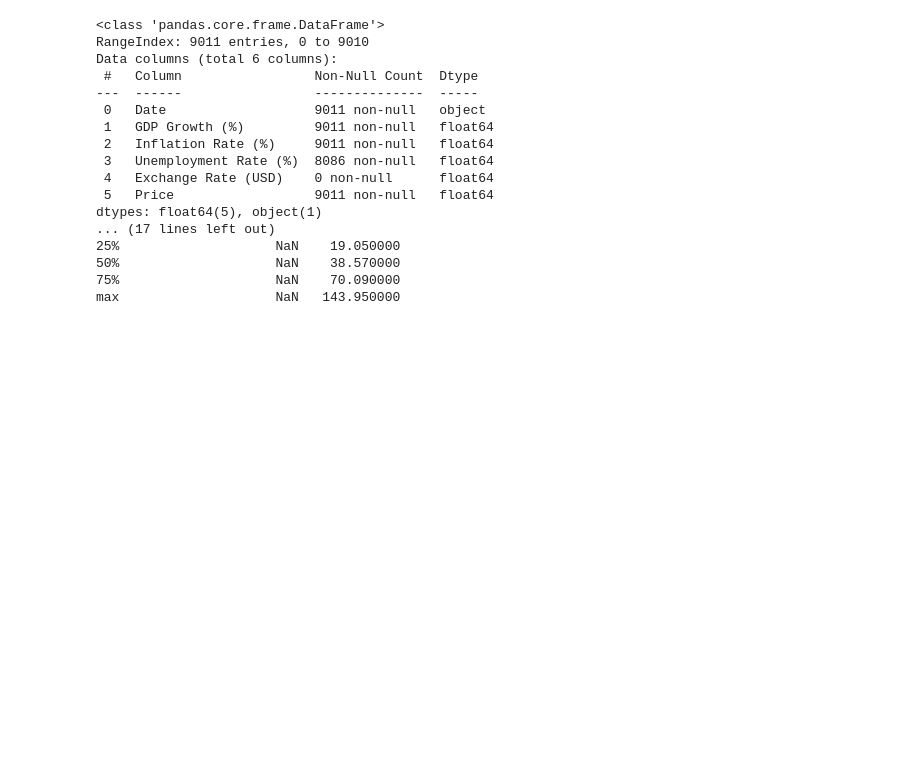
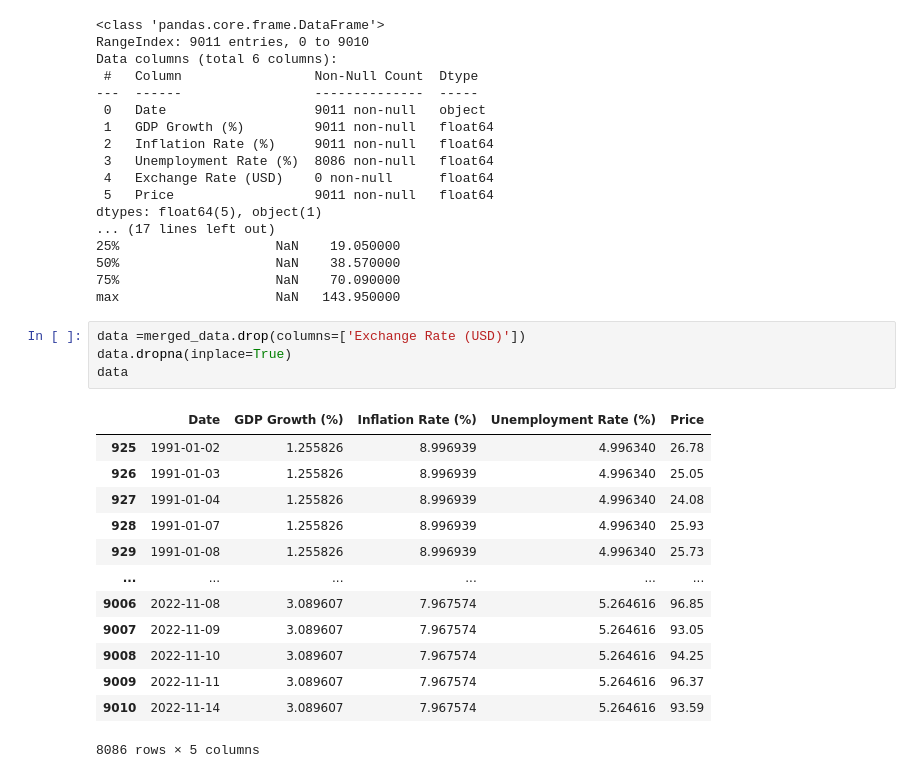
Before and after one commit to brook1167/Birhan-Energies, a Jupyter notebook: notebooks/task2.ipynb, the cells around one changed output. Drawn from its saved outputs; the diff is of its cells as text; blank space fills up the shorter version.

```diff
--- a/notebooks/task2.ipynb
+++ b/notebooks/task2.ipynb
@@ -118,3 +118,21 @@ dtypes: float64(5), object(1)
 50%                    NaN    38.570000
 75%                    NaN    70.090000
 max                    NaN   143.950000
+# %%
+data =merged_data.drop(columns=['Exchange Rate (USD)'])
+data.dropna(inplace=True)
+data
+# %% [output]
+|  | Date | GDP Growth (%) | Inflation Rate (%) | Unemployment Rate (%) | Price |
+| 925 | 1991-01-02 | 1.255826 | 8.996939 | 4.996340 | 26.78 |
+| 926 | 1991-01-03 | 1.255826 | 8.996939 | 4.996340 | 25.05 |
+| 927 | 1991-01-04 | 1.255826 | 8.996939 | 4.996340 | 24.08 |
+| 928 | 1991-01-07 | 1.255826 | 8.996939 | 4.996340 | 25.93 |
+| 929 | 1991-01-08 | 1.255826 | 8.996939 | 4.996340 | 25.73 |
+| ... | ... | ... | ... | ... | ... |
+| 9006 | 2022-11-08 | 3.089607 | 7.967574 | 5.264616 | 96.85 |
+| 9007 | 2022-11-09 | 3.089607 | 7.967574 | 5.264616 | 93.05 |
+| 9008 | 2022-11-10 | 3.089607 | 7.967574 | 5.264616 | 94.25 |
+| 9009 | 2022-11-11 | 3.089607 | 7.967574 | 5.264616 | 96.37 |
+| 9010 | 2022-11-14 | 3.089607 | 7.967574 | 5.264616 | 93.59 |
+8086 rows × 5 columns
```
Also changed, not shown: parts of 4 cells of this notebook.
